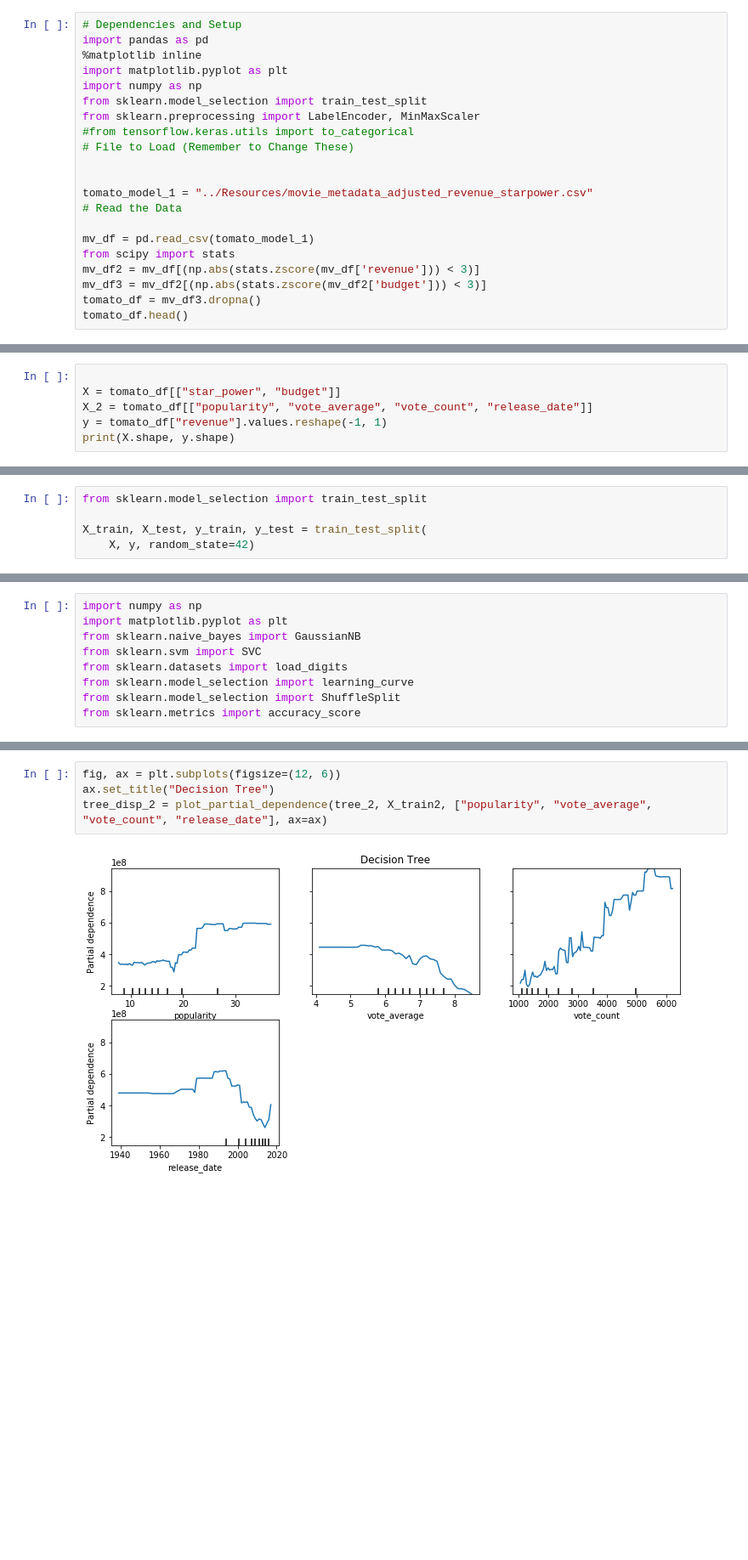
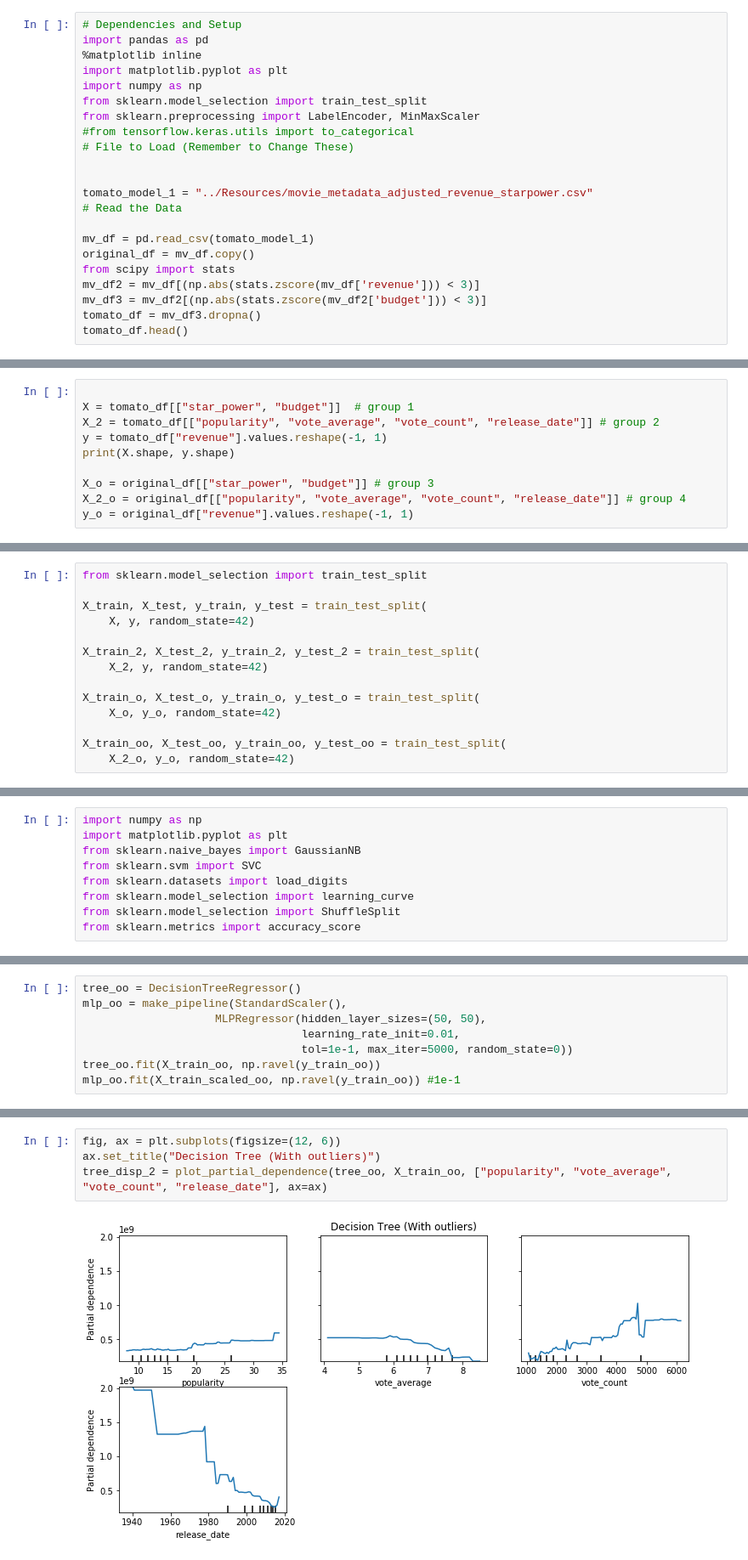
Before and after one commit to brian1581/final-project, a Jupyter notebook: Jupyter_notebooks/tomato_model_deep_2_reduce.ipynb, the cells around one changed output, grey strips where cells are left out. Shown at 85% size. Drawn from its saved outputs; the diff is of its cells as text; blank space fills up the shorter version.

Commit message:
8 plots

```diff
--- a/Jupyter_notebooks/tomato_model_deep_2_reduce.ipynb
+++ b/Jupyter_notebooks/tomato_model_deep_2_reduce.ipynb
@@ -14,6 +14,7 @@ tomato_model_1 = "../Resources/movie_metadata_adjusted_revenue_starpower.csv"
 # Read the Data
 
 mv_df = pd.read_csv(tomato_model_1)
+original_df = mv_df.copy()
 from scipy import stats
 mv_df2 = mv_df[(np.abs(stats.zscore(mv_df['revenue'])) < 3)]
 mv_df3 = mv_df2[(np.abs(stats.zscore(mv_df2['budget'])) < 3)]
@@ -28,10 +29,14 @@ tomato_df.head()
 | 4 | 4 | One Flew Over the Cuckoo's Nest | 14258364.31 | 35.529554 | 1975 | 5.179649e+08 | 133 | 8.3 | 3001 | ... |
 # %%
 
-X = tomato_df[["star_power", "budget"]]
-X_2 = tomato_df[["popularity", "vote_average", "vote_count", "release_date"]]
+X = tomato_df[["star_power", "budget"]]  # group 1
+X_2 = tomato_df[["popularity", "vote_average", "vote_count", "release_date"]] # group 2
 y = tomato_df["revenue"].values.reshape(-1, 1)
 print(X.shape, y.shape)
+
+X_o = original_df[["star_power", "budget"]] # group 3
+X_2_o = original_df[["popularity", "vote_average", "vote_count", "release_date"]] # group 4
+y_o = original_df["revenue"].values.reshape(-1, 1)
 # %% [output]
 (1063, 2) (1063, 1)
 # %%
@@ -39,3 +44,12 @@ from sklearn.model_selection import train_test_split
 
 X_train, X_test, y_train, y_test = train_test_split(
     X, y, random_state=42)
+
+X_train_2, X_test_2, y_train_2, y_test_2 = train_test_split(
+    X_2, y, random_state=42)
+
+X_train_o, X_test_o, y_train_o, y_test_o = train_test_split(
+    X_o, y_o, random_state=42)
+
+X_train_oo, X_test_oo, y_train_oo, y_test_oo = train_test_split(
+    X_2_o, y_o, random_state=42)
@@ -158,0 +243,8 @@ Pipeline(memory=None,
+# %%
+tree_oo = DecisionTreeRegressor()
+mlp_oo = make_pipeline(StandardScaler(),
+                    MLPRegressor(hidden_layer_sizes=(50, 50),
+                                 learning_rate_init=0.01,
+                                 tol=1e-1, max_iter=5000, random_state=0))
+tree_oo.fit(X_train_oo, np.ravel(y_train_oo))
+mlp_oo.fit(X_train_scaled_oo, np.ravel(y_train_oo)) #1e-1
@@ -159,6 +267,6 @@ Pipeline(memory=None,
 # %%
 fig, ax = plt.subplots(figsize=(12, 6))
-ax.set_title("Decision Tree")
-tree_disp_2 = plot_partial_dependence(tree_2, X_train2, ["popularity", "vote_average", "vote_count", "release_date"], ax=ax)
+ax.set_title("Decision Tree (With outliers)")
+tree_disp_2 = plot_partial_dependence(tree_oo, X_train_oo, ["popularity", "vote_average", "vote_count", "release_date"], ax=ax)
 # %% [output]
-[figure, old version]
+[figure, new version]
```
Also changed, not shown: parts of 27 cells of this notebook.
